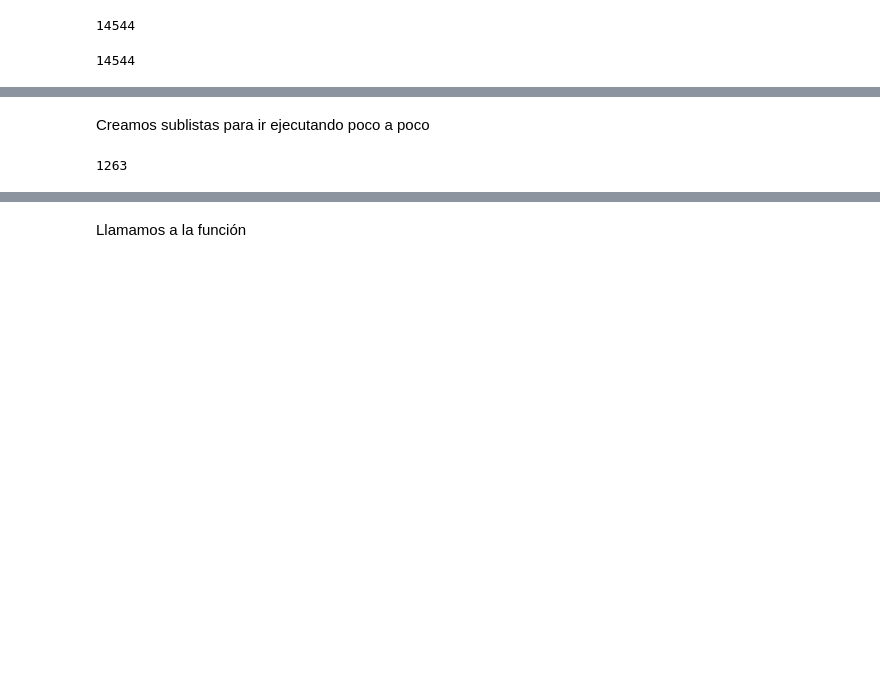
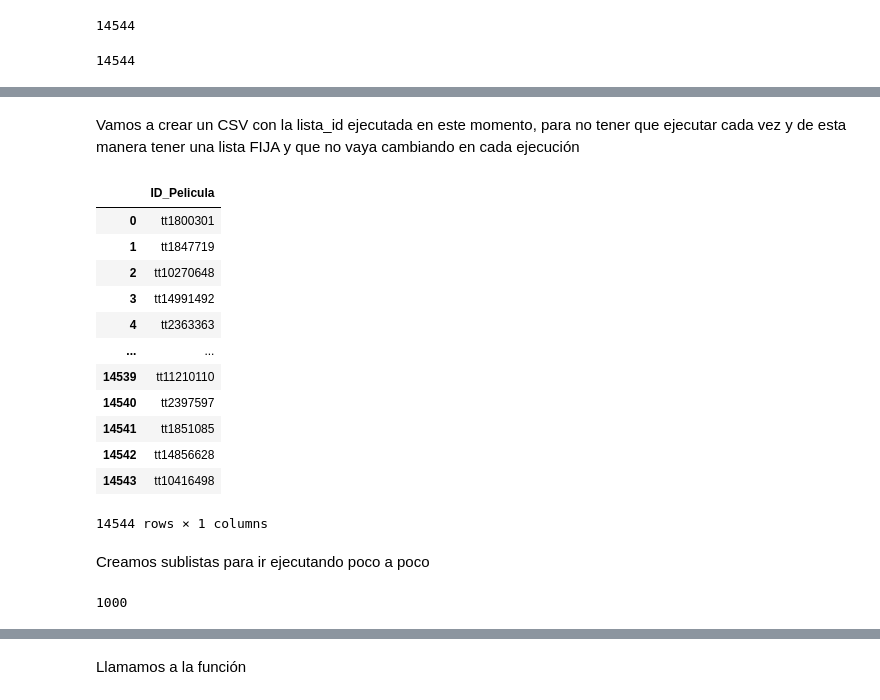
Before and after one commit to Adalab/project-da-promo-H-module-2-team-Interstellar, a Jupyter notebook: SELENIUM/IMDB-Selenium-Fase2.ipynb, the cells around one changed output, grey strips where cells are left out. Drawn from its saved outputs; the diff is of its cells as text; code cells hidden in the pictures; blank space fills up the shorter version.

Commit message:
sublista_selenium

```diff
--- a/SELENIUM/IMDB-Selenium-Fase2.ipynb
+++ b/SELENIUM/IMDB-Selenium-Fase2.ipynb
@@ -325,0 +328,20 @@ lista_id
+# %% [markdown]
+Vamos a crear un CSV con la lista_id ejecutada en este momento, para no tener que ejecutar cada vez y de esta manera tener una lista FIJA y que no vaya cambiando en cada ejecución
+# %%
+df = pd.DataFrame(lista_id, columns=['ID_Pelicula'])
+# %%
+df
+# %% [output]
+|  | ID_Pelicula |
+| 0 | tt1800301 |
+| 1 | tt1847719 |
+| 2 | tt10270648 |
+| 3 | tt14991492 |
+| 4 | tt2363363 |
+| ... | ... |
+| 14539 | tt11210110 |
+| 14540 | tt2397597 |
+| 14541 | tt1851085 |
+| 14542 | tt14856628 |
+| 14543 | tt10416498 |
+14544 rows × 1 columns
@@ -326,10 +353,10 @@ lista_id
 # %% [markdown]
 Creamos sublistas para ir ejecutando poco a poco
 # %%
-sublista_1=lista_id[:1263]
+sublista_1=lista_id[:1000]
 len(sublista_1)
 # %% [output]
-1263
+1000
 # %%
 sublista_1
 # %% [output]
```
Also changed, not shown: parts of 22 cells of this notebook, 5 other files.
